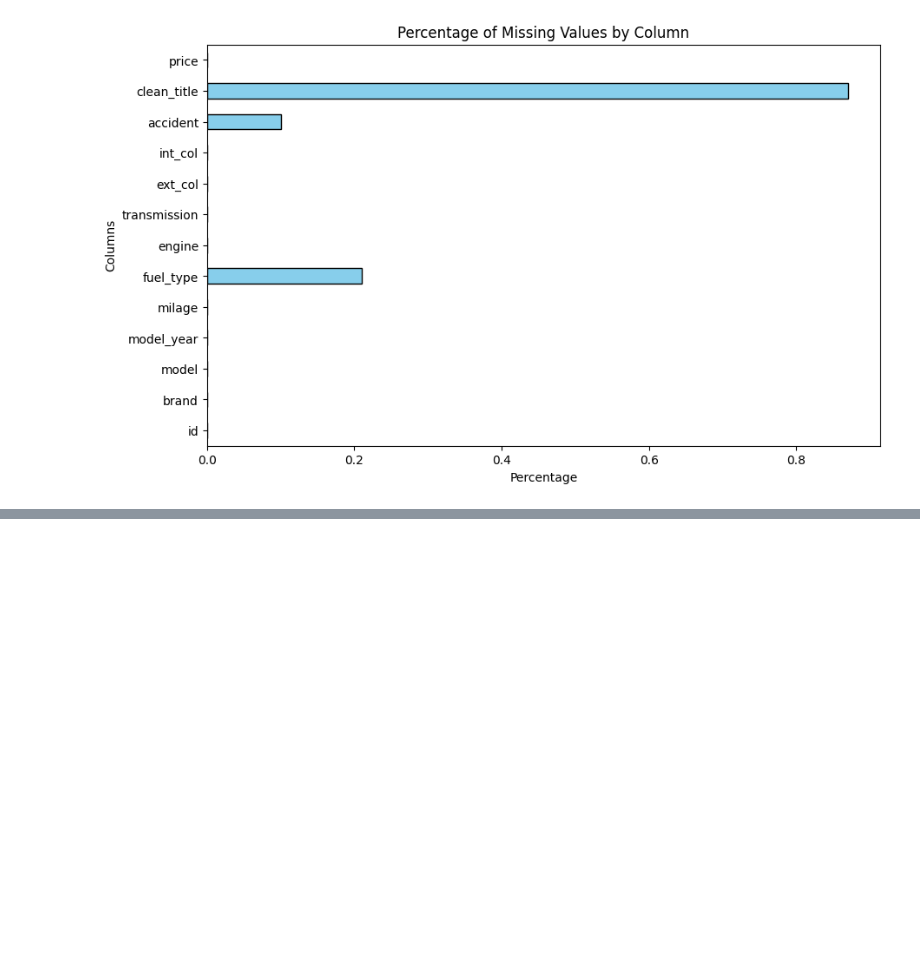
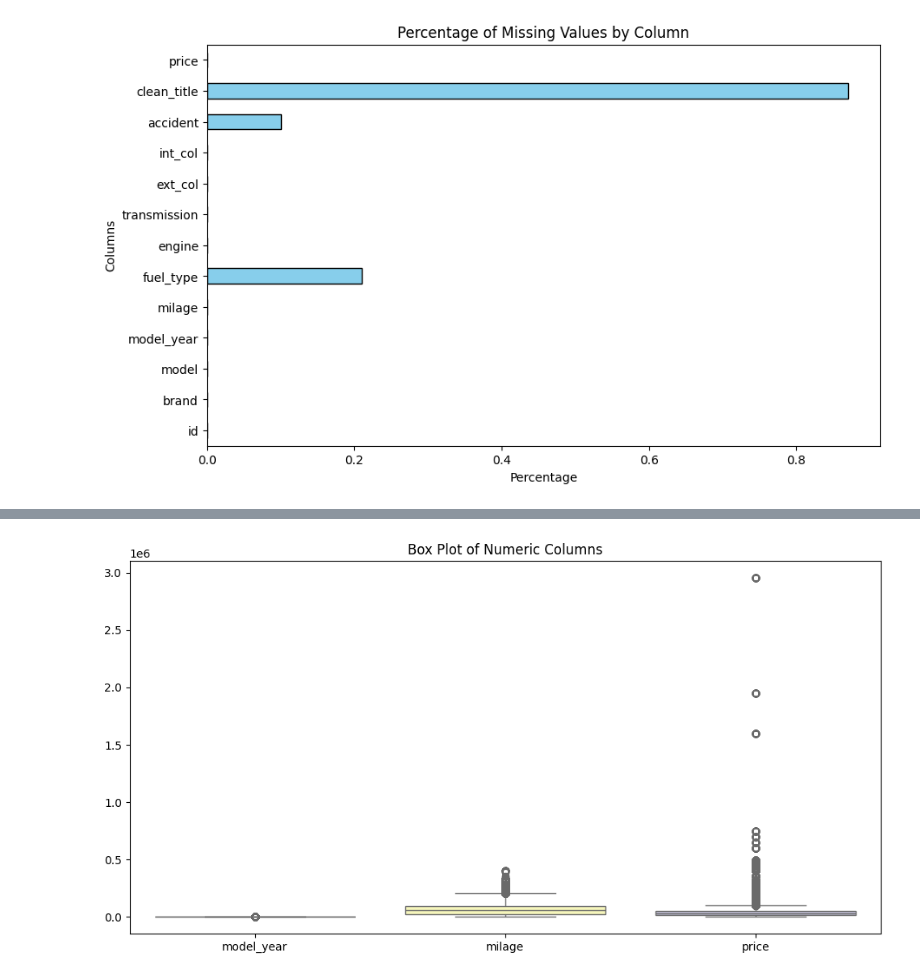
Before and after one commit to GhosTHaise/ml-car-price-regression, a Jupyter notebook: main.ipynb, the cells around one changed output, grey strips where cells are left out. Saved outputs shown, nothing was run; the diff lists cells and outputs as text; code cells hidden in the pictures; blank space fills up the shorter version.

```diff
--- a/main.ipynb
+++ b/main.ipynb
@@ -151,0 +202,10 @@ plt.show()
+# %%
+import seaborn as sns
+
+# Create box plots to detect outliers
+plt.figure(figsize=(12, 6))
+sns.boxplot(data=df[['model_year', 'milage', 'price']], palette="Set3")
+plt.title('Box Plot of Numeric Columns')
+plt.show()
+# %% [output]
+[figure, added]
```
Also changed, not shown: parts of 6 cells of this notebook.
